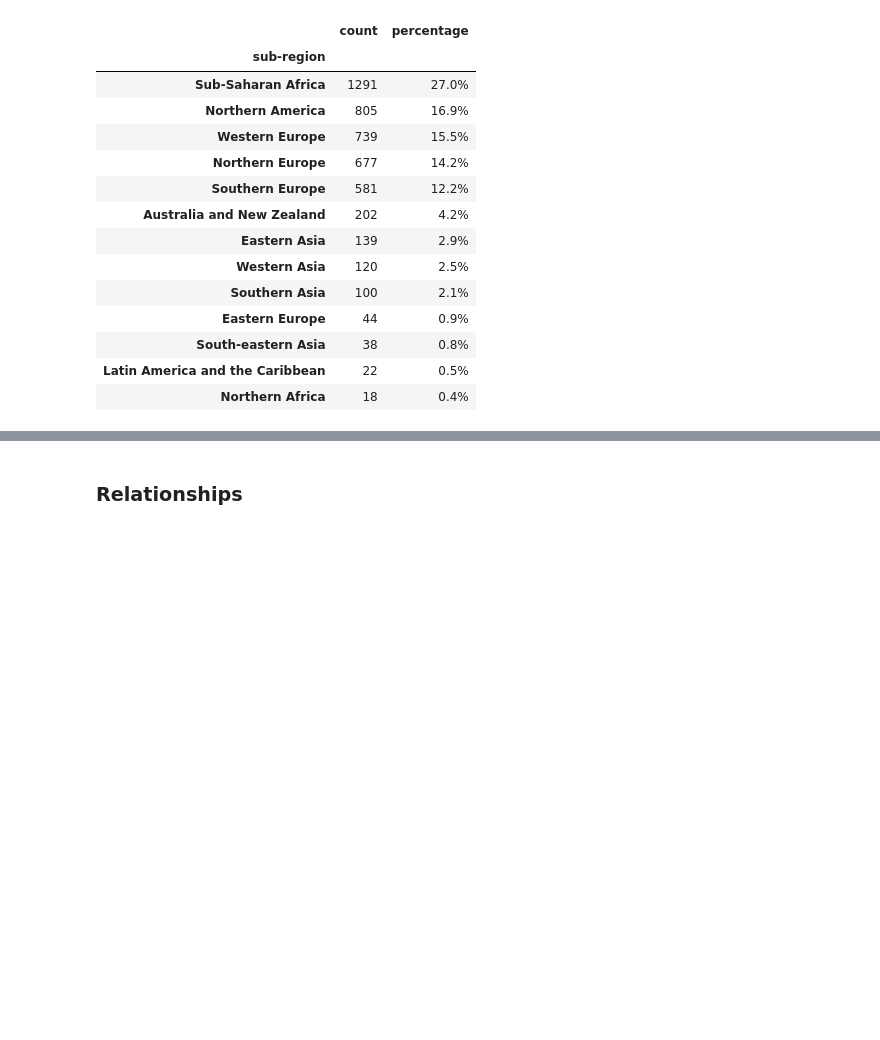
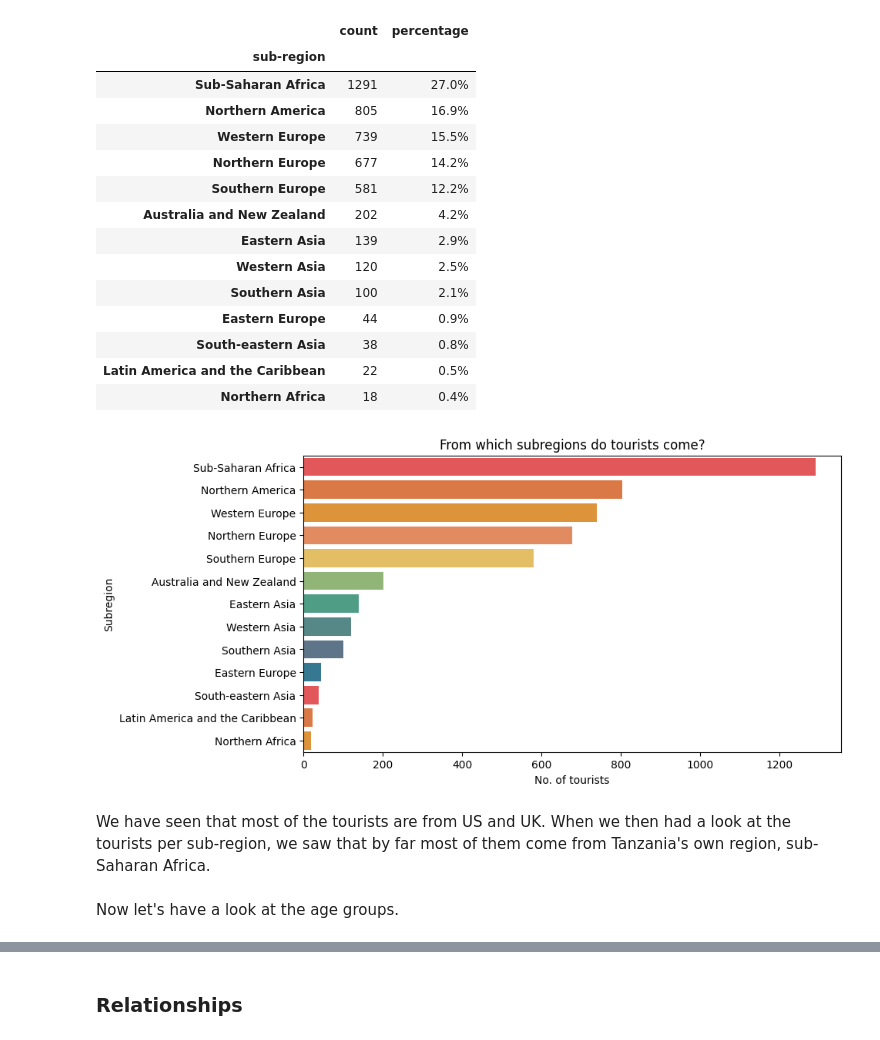
Before and after one commit to scheinmensch/Tanzania_Tourism_Prediction, a Jupyter notebook: EDA.ipynb, the cells around one changed output, grey strips where cells are left out. Cells and saved outputs as stored; diff of their text form; code cells hidden in the pictures; blank space fills up the shorter version.

```diff
--- a/EDA.ipynb
+++ b/EDA.ipynb
@@ -502,3 +509,18 @@ sub_regions
 | South-eastern Asia | 38 | 0.8% |
 | Latin America and the Caribbean | 22 | 0.5% |
 | Northern Africa | 18 | 0.4% |
+# %%
+# plot the subregions
+
+subregion_order = TZA['sub-region'].value_counts().head(13).index
+plt.figure(figsize=(9, 5))
+sns.countplot(data=TZA, y='sub-region', order=subregion_order, palette = cpal)
+plt.title('From which subregions do tourists come?')
+plt.xlabel('No. of tourists')
+plt.ylabel('Subregion');
+# %% [output]
+[figure, added]
+# %% [markdown]
+We have seen that most of the tourists are from US and UK. When we then had a look at the tourists per sub-region, we saw that by far most of them come from Tanzania's own region, sub-Saharan Africa.
+# %% [markdown]
+Now let's have a look at the age groups.
```
Also changed, not shown: parts of 15 cells of this notebook.
